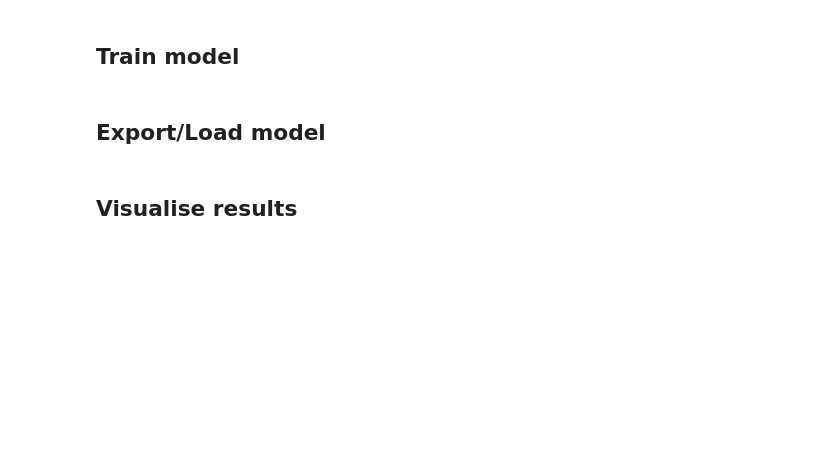
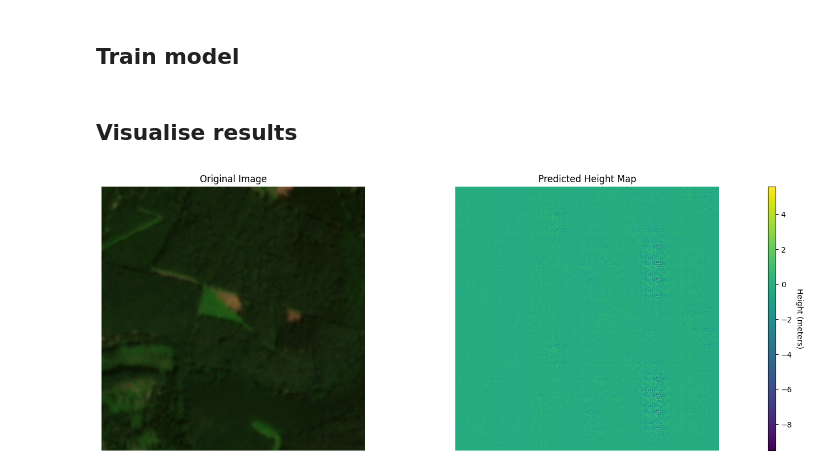
Before and after one commit to ematala/tree-heights-germany, a Jupyter notebook: tree-heights-germany.ipynb, the cells around one changed output. Drawn from its saved outputs; the diff is of its cells as text; code cells hidden in the pictures; blank space fills up the shorter version.

Commit message:
refactor training pipeline in notebook

```diff
--- a/tree-heights-germany.ipynb
+++ b/tree-heights-germany.ipynb
@@ -128,31 +137,41 @@ INFO:root:Unet(
 # %% [markdown]
 ## Train model
 # %%
-# Training loop
-start = time()
+if is_training:
+    start = time()
 
-for epoch in range(epochs):
-    training(train_loader, model, loss, device, writer, epoch, optimizer)
-    evaluation(val_loader, model, loss, device, writer, epoch)
+    for epoch in range(epochs):
+        training(trainloader, model, loss, device, writer, epoch, optimizer)
+        evaluation(valloader, model, loss, device, writer, epoch)
 
-end = time()
+    end = time()
 
-writer.close()
+    writer.close()
 
-info(f"Training completed in {timedelta(seconds=(end - start))}")
+    info(f"Training completed in {timedelta(seconds=(end - start))}")
 
-score = evaluation(test_loader, model, loss, device)
+    score = evaluation(testloader, model, loss, device)
 
-info(f"Final loss on test set: {score}")
+    info(f"Final loss on test set: {score}")
+
+    info(f"Saving model {model.name}")
+
+    save(model, os.path.join(model_dir, f"m-{model.name}-p{patch_size}-e{epochs}.pt"))
+else:
+    info(f"Loading model {model.name}")
+
+    model = load(
+        model,
+        os.path.join(model_dir, f"m-{model.name}-p{patch_size}-e{epochs}.pt"),
+        device,
+    )
-# %% [markdown]
-## Export/Load model
-# %%
-if epochs > 0:
-    info(f"Saving model {model.name}")
-    save(model, os.path.join(model_dir, f"{model.name}.pt"))
-else:
-    info(f"Loading model {model.name}")
-    model = load(model, os.path.join(model_dir, f"{model.name}.pt"))
 # %% [markdown]
 ## Visualise results
+# %%
+idx = 42
+patch = testdata[idx]
+img, pred = predict_patch(model, patch, device)
+plot_image_and_prediction(img, pred, 3)
+# %% [output]
+[figure, added]
 # %%
```
Also changed, not shown: parts of 9 cells of this notebook.
